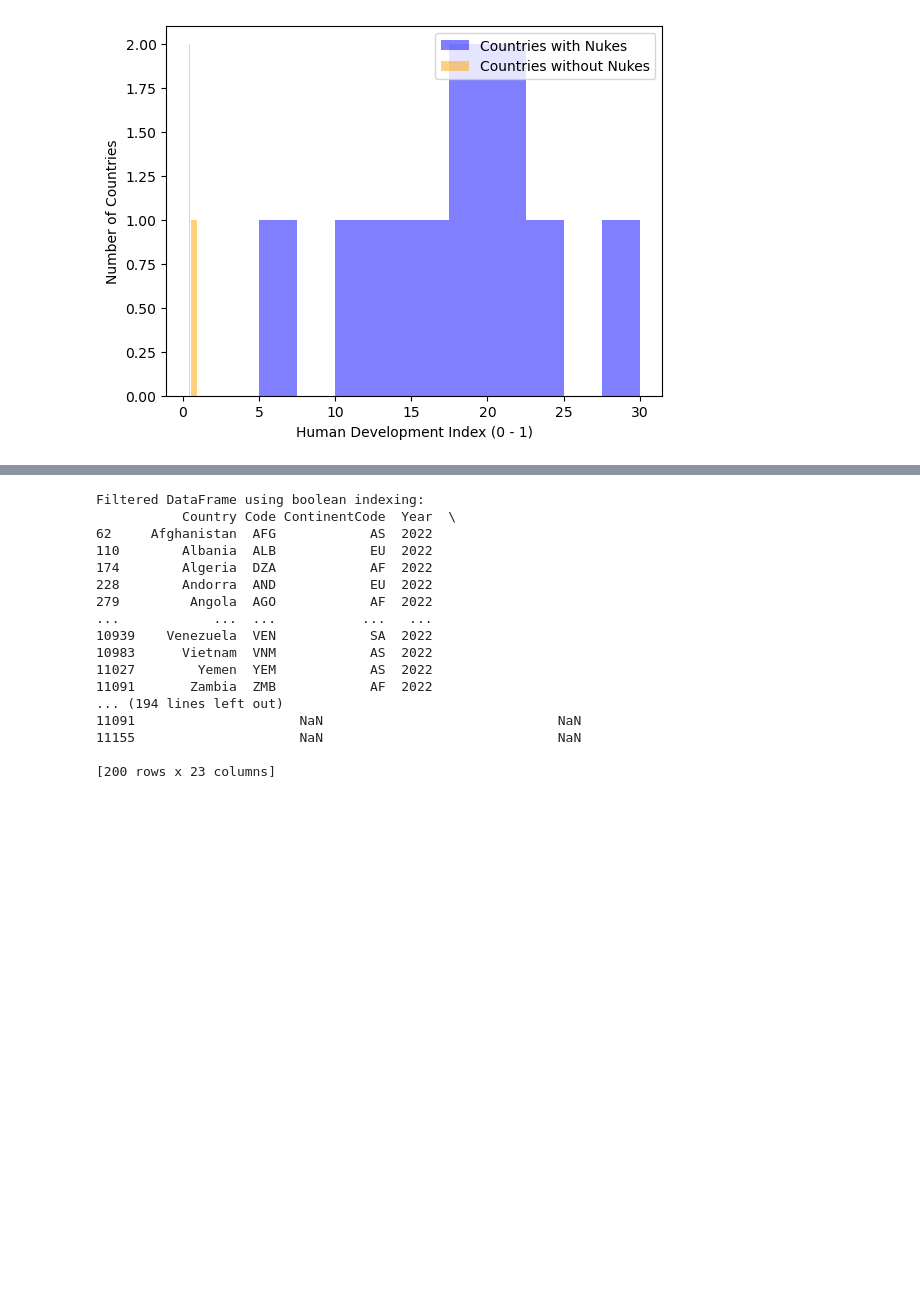
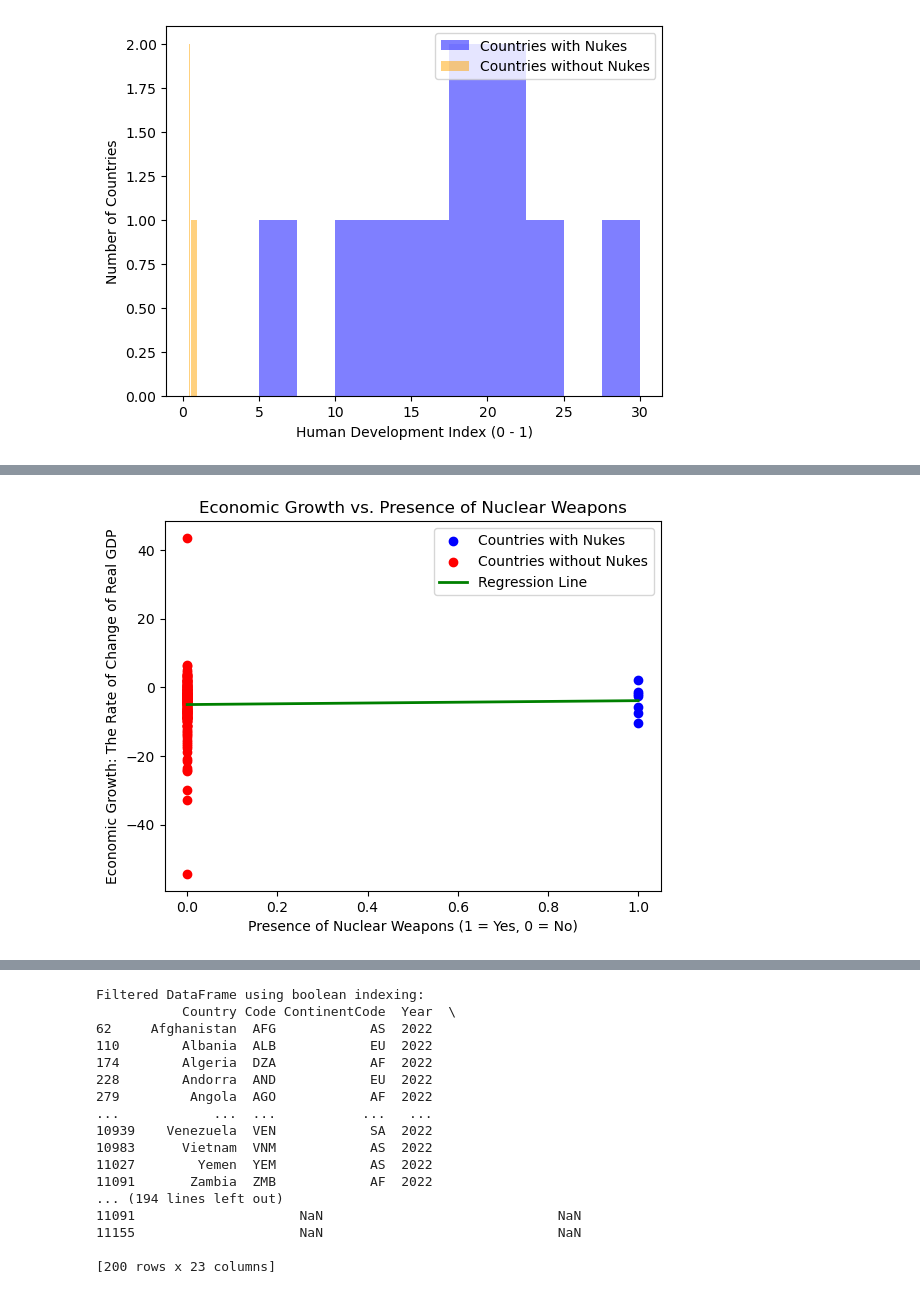
Before and after one commit to Blackbullbjj/eco_v_nukes, a Jupyter notebook: enviornment.ipynb, the cells around one changed output, grey strips where cells are left out. Drawn from its saved outputs; the diff is of its cells as text; code cells hidden in the pictures; blank space fills up the shorter version.

```diff
--- a/enviornment.ipynb
+++ b/enviornment.ipynb
@@ -224,0 +421,38 @@ plt.show()
+# %%
+# Add 'Nukes' column to each DataFrame
+econo_rate_with_nukes_clean = econo_rate_with_nukes_clean.copy()
+econo_rate_with_nukes_clean['Nukes'] = 1
+
+econo_not_nukes_clean = econo_not_nukes_clean.copy()
+econo_not_nukes_clean['Nukes'] = 0
+
+# Combine the cleaned DataFrames
+combined_data = pd.concat([econo_rate_with_nukes_clean, econo_not_nukes_clean])
+
+X = combined_data[['Nukes']]
+y = combined_data['Economic growth: the rate of change of real GDP']
+
+# Create and fit the linear regression model
+model = LinearRegression()
+model.fit(X, y)
+
+# Predict values
+combined_data['Predicted Growth'] = model.predict(X)
+
+# Plot the data with different colors for countries with and without nuclear weapons
+plt.scatter(econo_rate_with_nukes_clean['Nukes'], econo_rate_with_nukes_clean['Economic growth: the rate of change of real GDP'], color='blue', marker='o', label='Countries with Nukes')
+plt.scatter(econo_not_nukes_clean['Nukes'], econo_not_nukes_clean['Economic growth: the rate of change of real GDP'], color='red', marker='o', label='Countries without Nukes')
+
+# Plot the regression line
+plt.plot(combined_data['Nukes'], combined_data['Predicted Growth'], color='green', linewidth=2, label='Regression Line')
+
+# Adding labels and title
+plt.xlabel('Presence of Nuclear Weapons (1 = Yes, 0 = No)')
+plt.ylabel('Economic Growth: The Rate of Change of Real GDP')
+plt.title('Economic Growth vs. Presence of Nuclear Weapons')
+plt.legend()
+
+# Display the plot
+plt.show()
+# %% [output]
+[figure, added]
```
Also changed, not shown: parts of 16 cells of this notebook, 9 other files.
